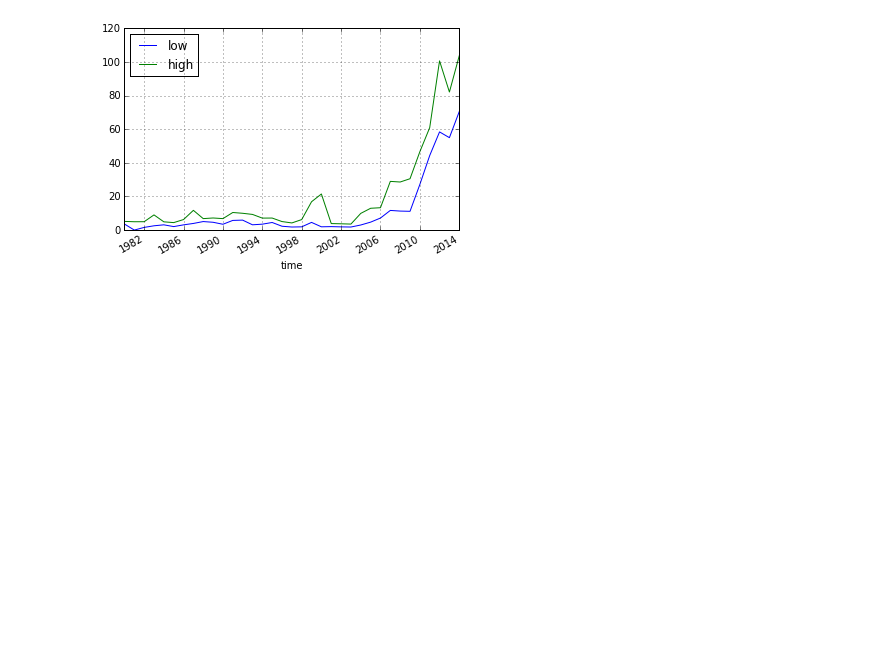
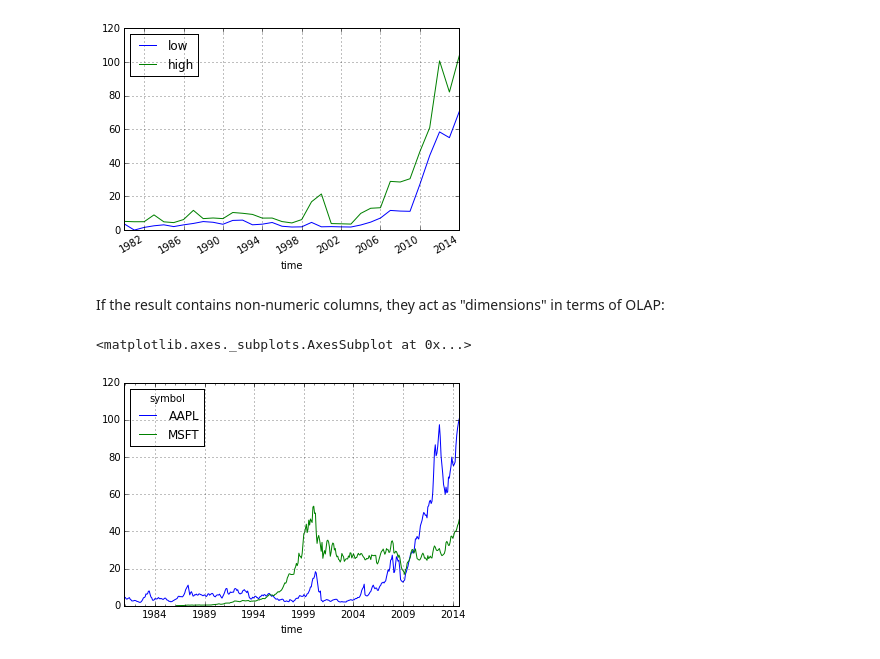
Before and after one commit to treasure-data/pandas-td, a Jupyter notebook: doc/magic.ipynb, the cells around one changed output. Saved outputs shown, nothing was run; the diff lists cells and outputs as text; code cells hidden in the pictures; blank space fills up the shorter version.

```diff
--- a/doc/magic.ipynb
+++ b/doc/magic.ipynb
@@ -119,3 +156,25 @@ group by
 # %% [output]
 <matplotlib.axes._subplots.AxesSubplot at 0x...>
 [figure]
+# %% [markdown]
+If the result contains non-numeric columns, they act as "dimensions" in terms of OLAP:
+# %%
+%%td_presto --plot
+select
+    -- x-axis
+    td_date_trunc('month', time) time,
+
+    -- dimensions
+    symbol,
+
+    -- measures (y-axis)
+    avg(close) close
+from
+    nasdaq
+where
+    symbol in ('AAPL', 'MSFT')
+group by
+    1, 2
+# %% [output]
+<matplotlib.axes._subplots.AxesSubplot at 0x...>
+[figure, added]
```
Also changed, not shown: parts of 13 cells of this notebook, 2 other files.
